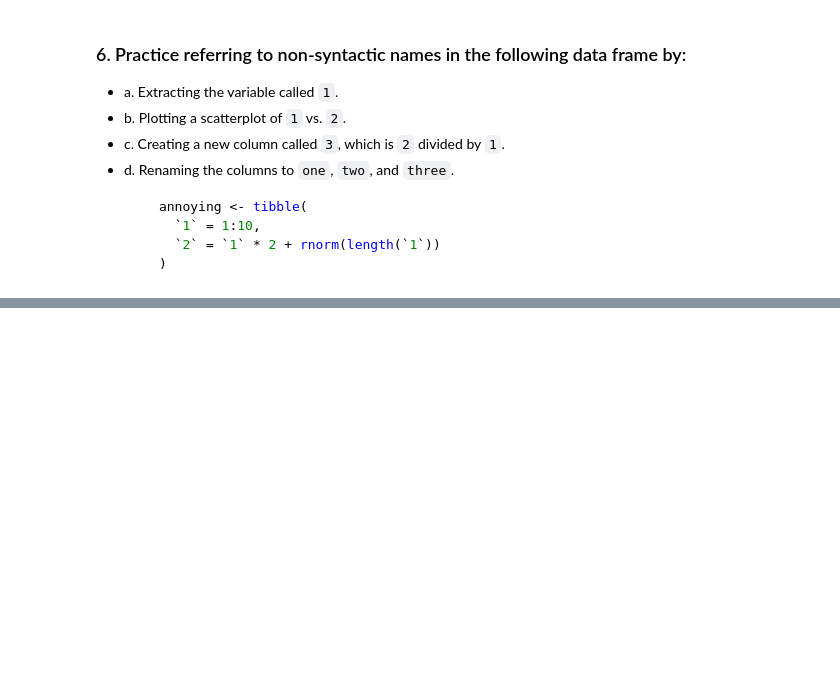
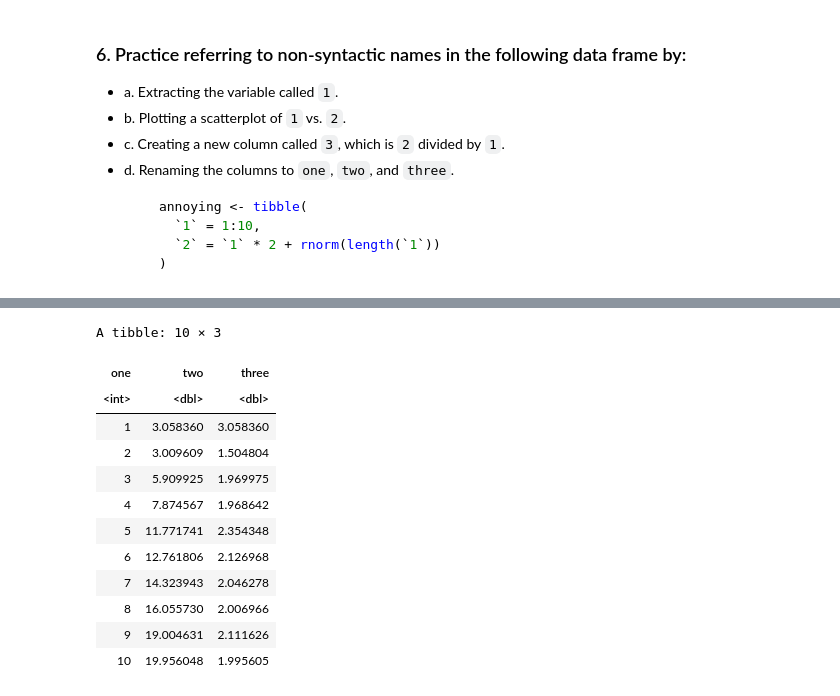
Before and after one commit to Mccallke0364/Learning-R, a Jupyter notebook: Week_4.ipynb, the cells around one changed output, grey strips where cells are left out. Cells and saved outputs as stored; diff of their text form; code cells hidden in the pictures; blank space fills up the shorter version.

```diff
--- a/Week_4.ipynb
+++ b/Week_4.ipynb
@@ -37,0 +224,17 @@
+# %%
+annoying|>
+    rename("one"=`1`,"two"=`2`,"three"=`3`)
+# %% [output]
+A tibble: 10 × 3
+| one | two | three |
+| <int> | <dbl> | <dbl> |
+| 1 | 3.058360 | 3.058360 |
+| 2 | 3.009609 | 1.504804 |
+| 3 | 5.909925 | 1.969975 |
+| 4 | 7.874567 | 1.968642 |
+| 5 | 11.771741 | 2.354348 |
+| 6 | 12.761806 | 2.126968 |
+| 7 | 14.323943 | 2.046278 |
+| 8 | 16.055730 | 2.006966 |
+| 9 | 19.004631 | 2.111626 |
+| 10 | 19.956048 | 1.995605 |
```
Also changed, not shown: parts of 15 cells of this notebook.
